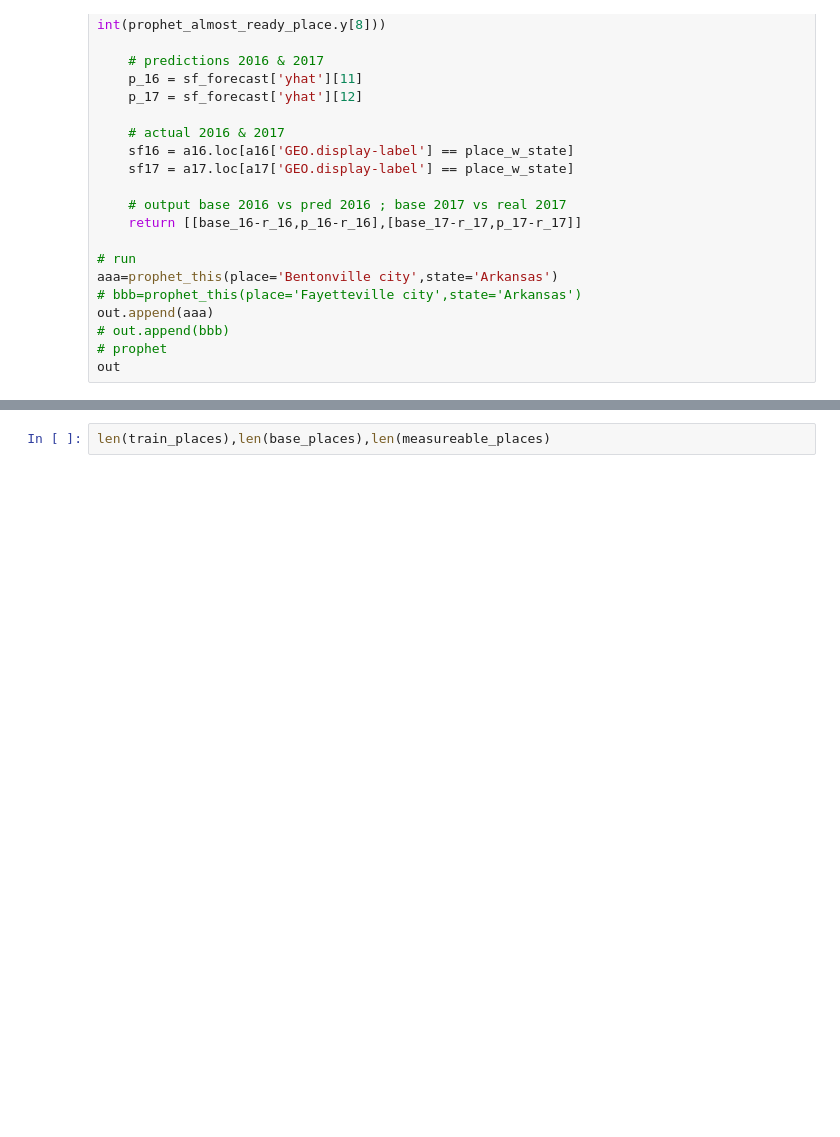
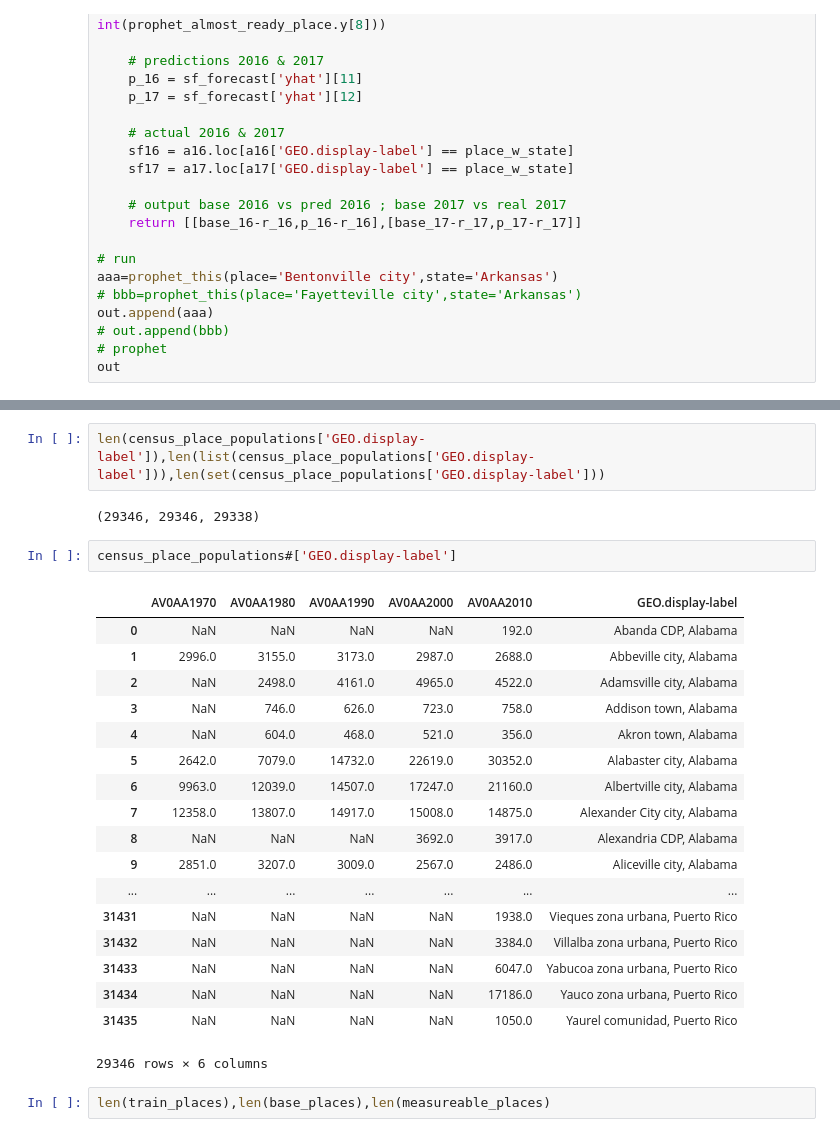
Before and after one commit to gumdropsteve/population_prophet, a Jupyter notebook: exploratory-data-analysis/timeseries/pop_by_place.ipynb, the cells around one changed output, grey strips where cells are left out. Saved outputs shown, nothing was run; the diff lists cells and outputs as text; blank space fills up the shorter version.

```diff
--- a/exploratory-data-analysis/timeseries/pop_by_place.ipynb
+++ b/exploratory-data-analysis/timeseries/pop_by_place.ipynb
@@ -688,3 +777,28 @@ len(census_place_populations),len(acs_2011_place_populations),len(acs_2012_place
+# %%
+len(census_place_populations['GEO.display-label']),len(list(census_place_populations['GEO.display-label'])),len(set(census_place_populations['GEO.display-label']))
+# %% [output]
+(29346, 29346, 29338)
+# %%
+census_place_populations#['GEO.display-label']
+# %% [output]
+|  | AV0AA1970 | AV0AA1980 | AV0AA1990 | AV0AA2000 | AV0AA2010 | GEO.display-label |
+| 0 | NaN | NaN | NaN | NaN | 192.0 | Abanda CDP, Alabama |
+| 1 | 2996.0 | 3155.0 | 3173.0 | 2987.0 | 2688.0 | Abbeville city, Alabama |
+| 2 | NaN | 2498.0 | 4161.0 | 4965.0 | 4522.0 | Adamsville city, Alabama |
+| 3 | NaN | 746.0 | 626.0 | 723.0 | 758.0 | Addison town, Alabama |
+| 4 | NaN | 604.0 | 468.0 | 521.0 | 356.0 | Akron town, Alabama |
+| 5 | 2642.0 | 7079.0 | 14732.0 | 22619.0 | 30352.0 | Alabaster city, Alabama |
+| 6 | 9963.0 | 12039.0 | 14507.0 | 17247.0 | 21160.0 | Albertville city, Alabama |
+| 7 | 12358.0 | 13807.0 | 14917.0 | 15008.0 | 14875.0 | Alexander City city, Alabama |
+| 8 | NaN | NaN | NaN | 3692.0 | 3917.0 | Alexandria CDP, Alabama |
+| 9 | 2851.0 | 3207.0 | 3009.0 | 2567.0 | 2486.0 | Aliceville city, Alabama |
+| ... | ... | ... | ... | ... | ... | ... |
+| 31431 | NaN | NaN | NaN | NaN | 1938.0 | Vieques zona urbana, Puerto Rico |
+| 31432 | NaN | NaN | NaN | NaN | 3384.0 | Villalba zona urbana, Puerto Rico |
+| 31433 | NaN | NaN | NaN | NaN | 6047.0 | Yabucoa zona urbana, Puerto Rico |
+| 31434 | NaN | NaN | NaN | NaN | 17186.0 | Yauco zona urbana, Puerto Rico |
+| 31435 | NaN | NaN | NaN | NaN | 1050.0 | Yaurel comunidad, Puerto Rico |
+29346 rows × 6 columns
 # %%
 len(train_places),len(base_places),len(measureable_places)
 # %% [output]
```
Also changed, not shown: parts of 6 cells of this notebook.
